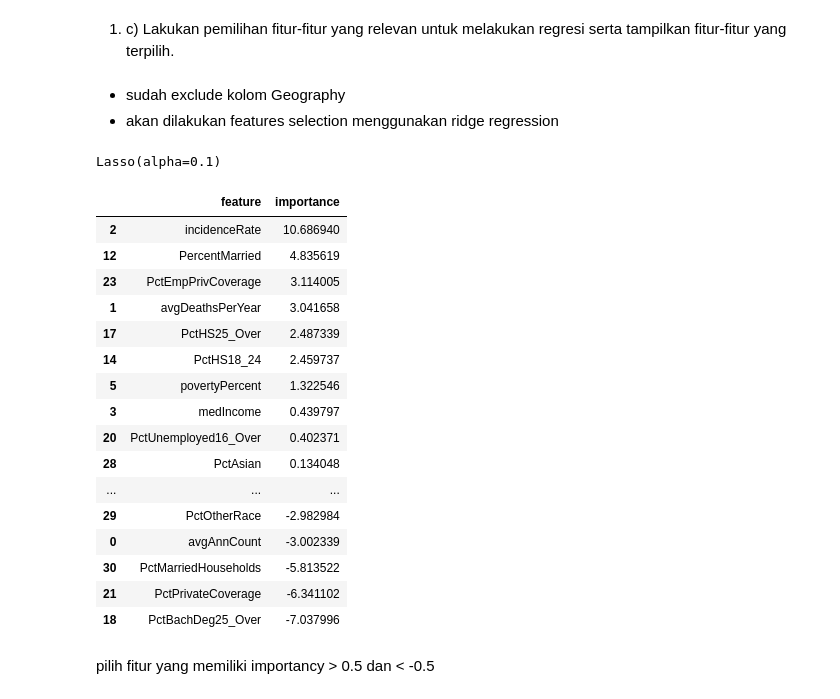
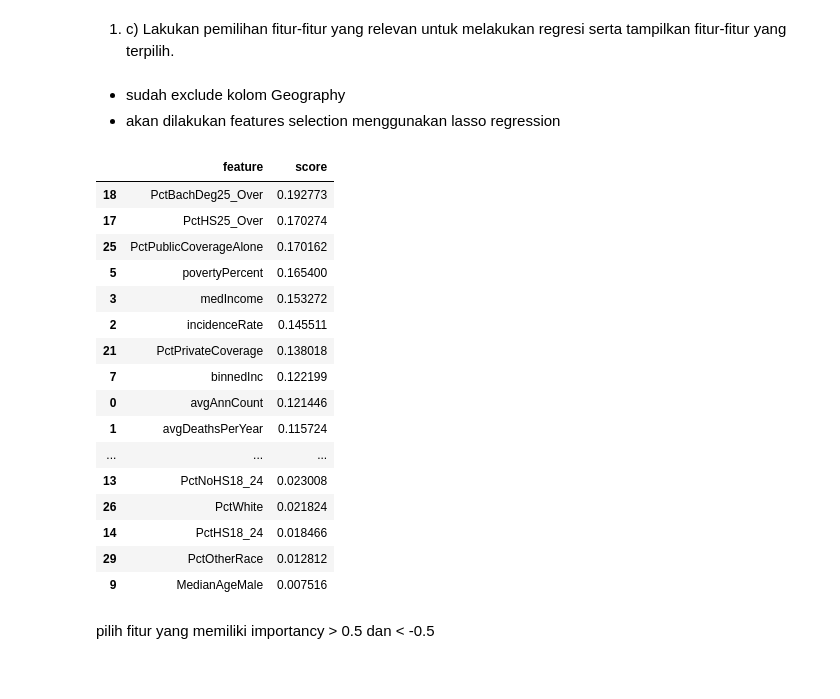
Before and after one commit to iqbalpa/KASDD, a Jupyter notebook: Lab 7/B_Lab7_2106752281_IqbalPahleviAmin.ipynb, the cells around one changed output. Saved outputs shown, nothing was run; the diff lists cells and outputs as text; code cells hidden in the pictures.

```diff
--- a/Lab 7/B_Lab7_2106752281_IqbalPahleviAmin.ipynb
+++ b/Lab 7/B_Lab7_2106752281_IqbalPahleviAmin.ipynb
@@ -287,0 +290,10 @@ plt.show()
+# %%
+import seaborn as sns
+
+for col in df.columns:
+    if df[col].dtype == 'object':
+        sns.countplot(y=col, data=df)
+        plt.show()
+    else:
+        sns.distplot(df[col])
+        plt.show()
@@ -367,36 +462,35 @@ X_train, X_test, y_train, y_test = train_test_split(X, y, test_size=0.2, random_
 1. c) Lakukan pemilihan fitur-fitur yang relevan untuk melakukan regresi serta tampilkan fitur-fitur yang terpilih.
 # %% [markdown]
 - sudah exclude kolom Geography
-- akan dilakukan features selection menggunakan ridge regression
+- akan dilakukan features selection menggunakan lasso regression
-# %%
-from sklearn.linear_model import Lasso
-
-lasso = Lasso(alpha=0.1)
-lasso.fit(X_train, y_train)
-# %% [output]
-Lasso(alpha=0.1)
+# %%
+from sklearn.feature_selection import mutual_info_regression
+
+mutual_info = mutual_info_regression(X_train, y_train)
 # %%
-features_importance = pd.DataFrame({'feature': X_train.columns, 'importance': lasso.coef_})
-features_importance = features_importance.sort_values(by='importance', ascending=False)
-features_importance
+features_score = pd.DataFrame()
+features_score['feature'] = X_train.columns
+features_score['score'] = mutual_info
+
+features_score.sort_values(by='score', ascending=False)
 # %% [output]
-|  | feature | importance |
-| 2 | incidenceRate | 10.686940 |
-| 12 | PercentMarried | 4.835619 |
-| 23 | PctEmpPrivCoverage | 3.114005 |
-| 1 | avgDeathsPerYear | 3.041658 |
-| 17 | PctHS25_Over | 2.487339 |
-| 14 | PctHS18_24 | 2.459737 |
-| 5 | povertyPercent | 1.322546 |
-| 3 | medIncome | 0.439797 |
-| 20 | PctUnemployed16_Over | 0.402371 |
-| 28 | PctAsian | 0.134048 |
+|  | feature | score |
+| 18 | PctBachDeg25_Over | 0.192773 |
+| 17 | PctHS25_Over | 0.170274 |
+| 25 | PctPublicCoverageAlone | 0.170162 |
+| 5 | povertyPercent | 0.165400 |
+| 3 | medIncome | 0.153272 |
+| 2 | incidenceRate | 0.145511 |
+| 21 | PctPrivateCoverage | 0.138018 |
+| 7 | binnedInc | 0.122199 |
+| 0 | avgAnnCount | 0.121446 |
+| 1 | avgDeathsPerYear | 0.115724 |
 | ... | ... | ... |
-| 29 | PctOtherRace | -2.982984 |
-| 0 | avgAnnCount | -3.002339 |
-| 30 | PctMarriedHouseholds | -5.813522 |
-| 21 | PctPrivateCoverage | -6.341102 |
-| 18 | PctBachDeg25_Over | -7.037996 |
+| 13 | PctNoHS18_24 | 0.023008 |
+| 26 | PctWhite | 0.021824 |
+| 14 | PctHS18_24 | 0.018466 |
+| 29 | PctOtherRace | 0.012812 |
+| 9 | MedianAgeMale | 0.007516 |
 # %% [markdown]
 pilih fitur yang memiliki importancy > 0.5 dan < -0.5
 # %%
```
Also changed, not shown: parts of 32 cells of this notebook.
